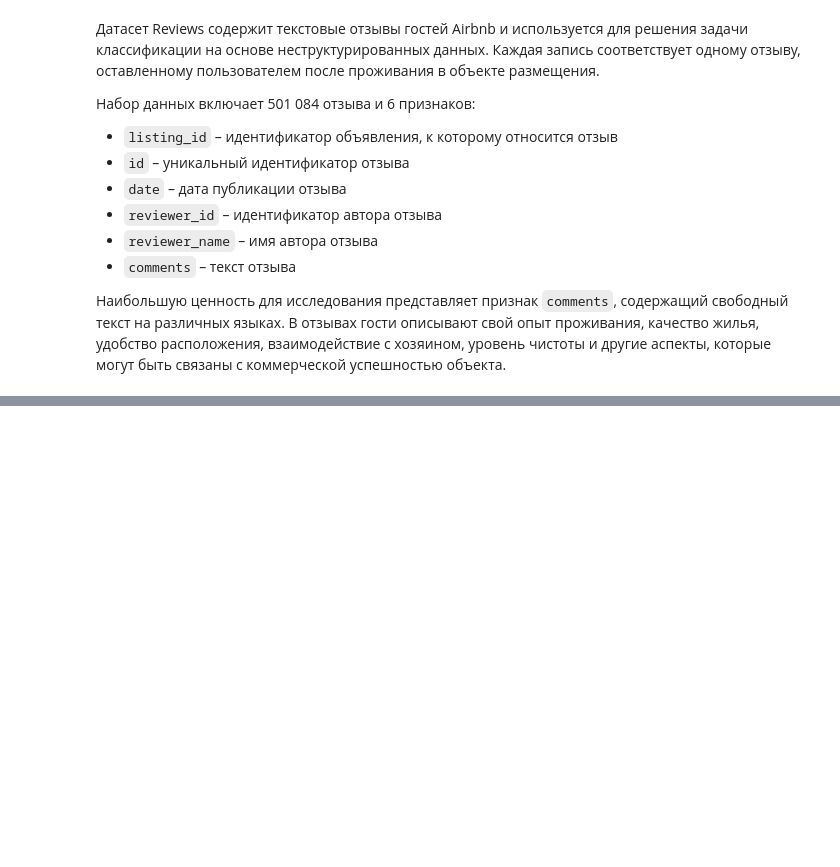
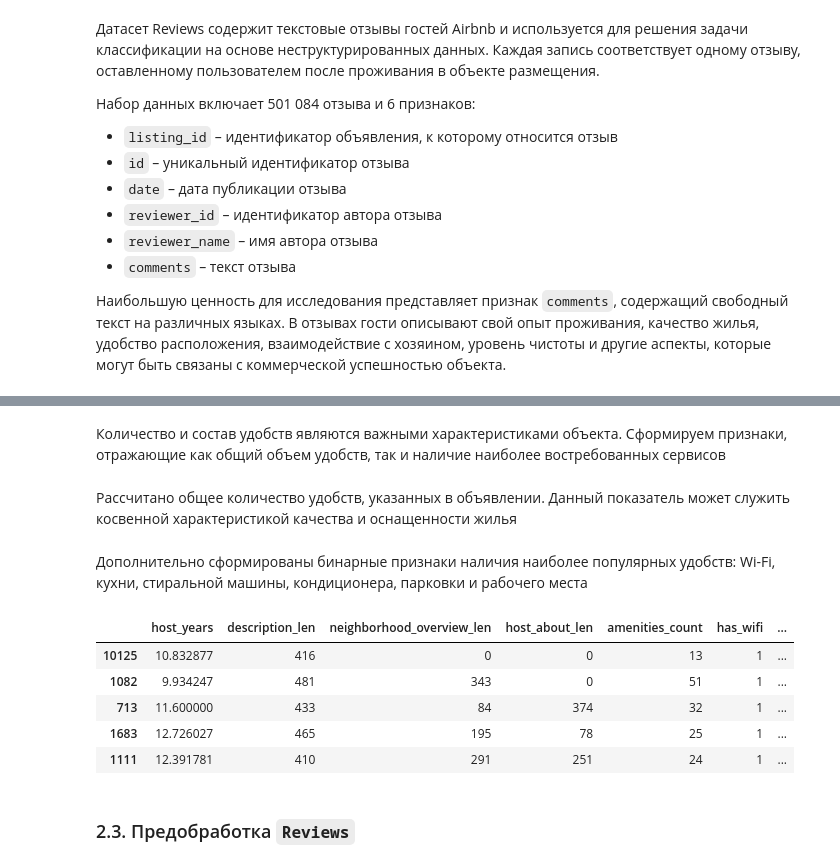
Before and after one commit to soooofiapere/airbnb_prediction_GP5, a Jupyter notebook: notebooks/airbnb_eda_load_data.ipynb, the cells around one changed output, grey strips where cells are left out. Saved outputs shown, nothing was run; the diff lists cells and outputs as text; code cells hidden in the pictures; blank space fills up the shorter version.

Commit message:
Предобработка данных ЕДА

```diff
--- a/notebooks/airbnb_eda_load_data.ipynb
+++ b/notebooks/airbnb_eda_load_data.ipynb
@@ -179,0 +392,5 @@ memory usage: 22.9+ MB
+# %%
+text_cols = ["name", "description", "neighborhood_overview", "host_about"]
+
+for col in text_cols:
+    listings[col] = listings[col].fillna("")
@@ -179,0 +399,11 @@ memory usage: 22.9+ MB
+# %%
+listings["name_len"] = listings["name"].str.len()
+listings["description_len"] = listings["description"].str.len()
+listings["neighborhood_overview_len"] = listings["neighborhood_overview"].str.len()
+listings["host_about_len"] = listings["host_about"].str.len()
+
+listings["has_description"] = (listings["description_len"] > 0).astype(int)
+listings["has_neighborhood_overview"] = (
+    listings["neighborhood_overview_len"] > 0
+).astype(int)
+listings["has_host_about"] = (listings["host_about_len"] > 0).astype(int)
@@ -179,0 +412,40 @@ memory usage: 22.9+ MB
+# %% [markdown]
+Количество и состав удобств являются важными характеристиками объекта. Сформируем признаки, отражающие как общий объем удобств, так и наличие наиболее востребованных сервисов
+# %%
+listings["amenities_count"] = listings["amenities"].str.count(",") + 1
+listings.loc[listings["amenities"] == "[]", "amenities_count"] = 0
+# %% [markdown]
+Рассчитано общее количество удобств, указанных в объявлении. Данный показатель может служить косвенной характеристикой качества и оснащенности жилья
+# %%
+amenities_text = listings["amenities"].str.lower()
+
+listings["has_wifi"] = amenities_text.str.contains("wifi", regex=False).astype(int)
+listings["has_kitchen"] = amenities_text.str.contains("kitchen", regex=False).astype(int)
+listings["has_washer"]= amenities_text.str.contains("washer", regex=False).astype(int)
+listings["has_air_conditioning"] =amenities_text.str.contains("air conditioning", regex=False).astype(int)
+listings["has_parking"] = amenities_text.str.contains("parking",regex=False).astype(int)
+listings["has_workspace"] = amenities_text.str.contains("workspace",regex=False).astype(int)
+# %% [markdown]
+Дополнительно сформированы бинарные признаки наличия наиболее популярных удобств: Wi-Fi, кухни, стиральной машины, кондиционера, парковки и рабочего места
+# %%
+listings[
+    [
+        "host_years",
+        "description_len",
+        "neighborhood_overview_len",
+        "host_about_len",
+        "amenities_count",
+        "has_wifi",
+        "has_kitchen",
+        "has_parking",
+    ]
+].sample(5, random_state=42)
+# %% [output]
+|  | host_years | description_len | neighborhood_overview_len | host_about_len | amenities_count | has_wifi | ... |
+| 10125 | 10.832877 | 416 | 0 | 0 | 13 | 1 | ... |
+| 1082 | 9.934247 | 481 | 343 | 0 | 51 | 1 | ... |
+| 713 | 11.600000 | 433 | 84 | 374 | 32 | 1 | ... |
+| 1683 | 12.726027 | 465 | 195 | 78 | 25 | 1 | ... |
+| 1111 | 12.391781 | 410 | 291 | 251 | 24 | 1 | ... |
+# %% [markdown]
+### 2.3. Предобработка `Reviews`
```
Also changed, not shown: parts of 51 cells of this notebook.
